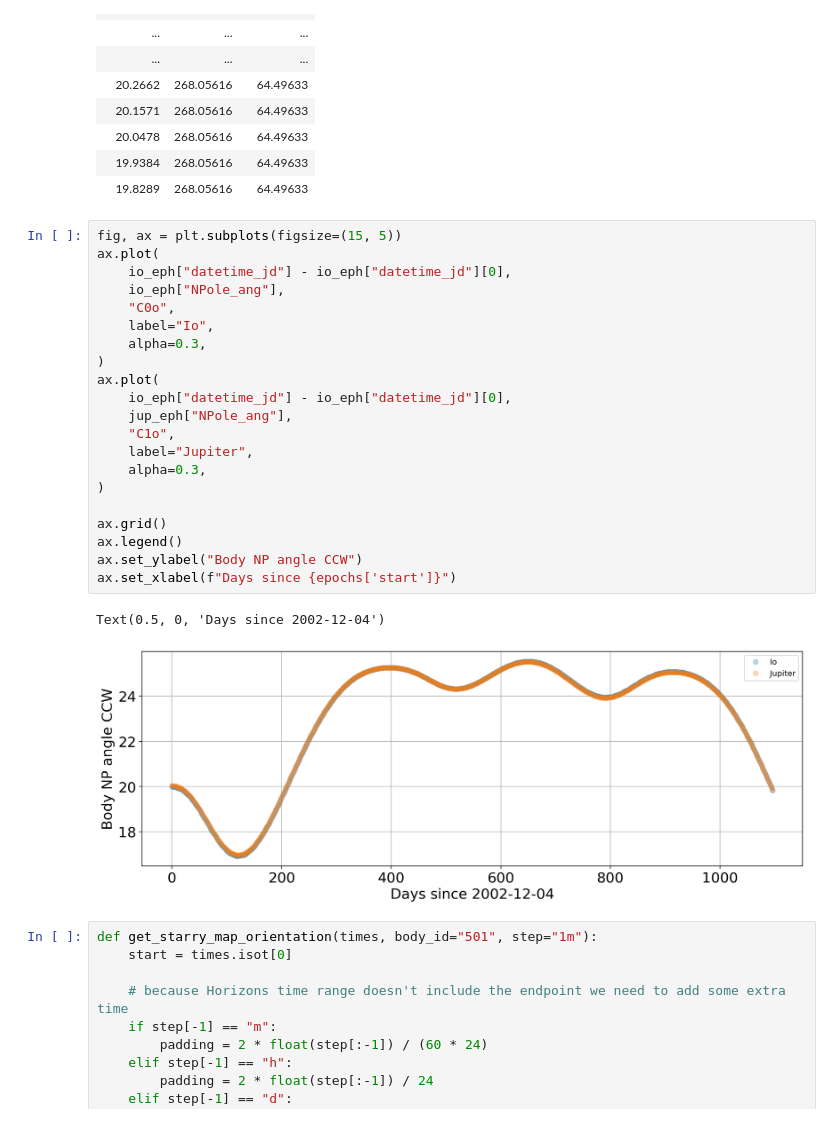
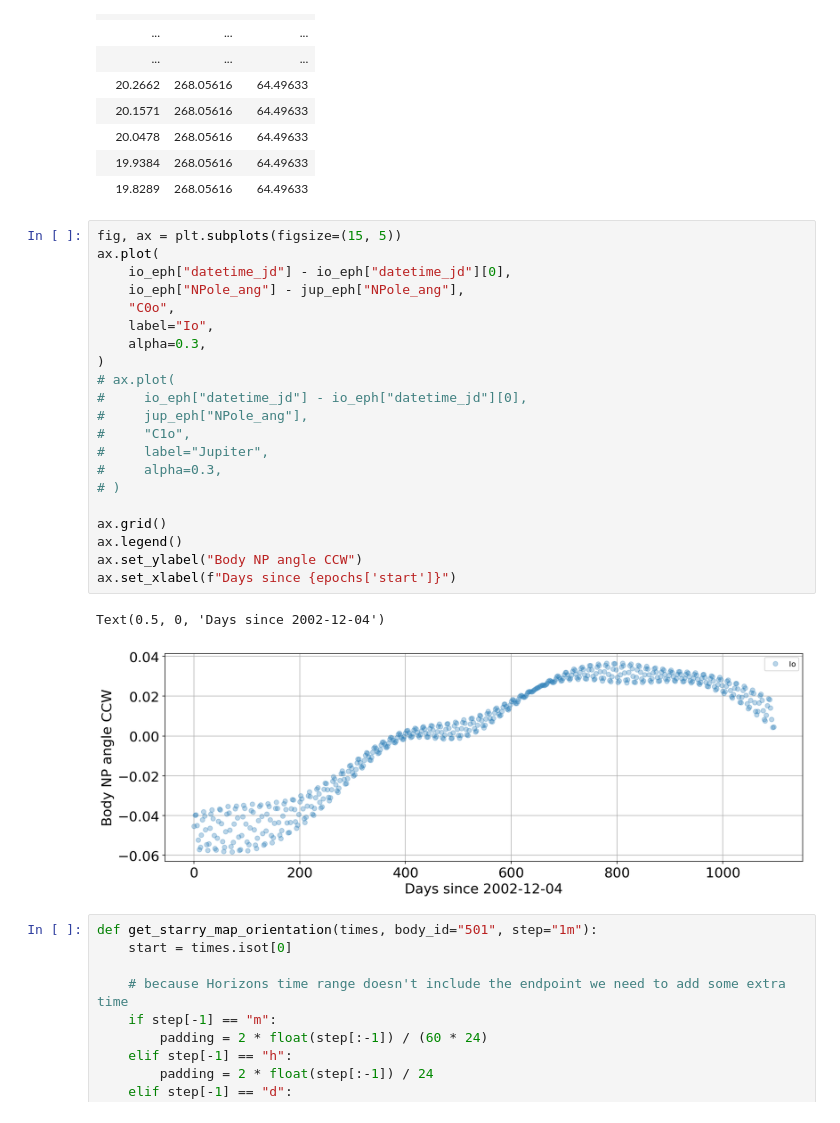
Before and after one commit to fbartolic/volcano, a Jupyter notebook: notebooks/orbital_data.ipynb, the cells around one changed output. Drawn from its saved outputs; the diff is of its cells as text.

```diff
--- a/notebooks/orbital_data.ipynb
+++ b/notebooks/orbital_data.ipynb
@@ -511,27 +513,27 @@ Table length=549
 # %%
 fig, ax = plt.subplots(figsize=(15, 5))
 ax.plot(
     io_eph["datetime_jd"] - io_eph["datetime_jd"][0],
-    io_eph["NPole_ang"],
+    io_eph["NPole_ang"] - jup_eph["NPole_ang"],
     "C0o",
     label="Io",
     alpha=0.3,
 )
-ax.plot(
-    io_eph["datetime_jd"] - io_eph["datetime_jd"][0],
-    jup_eph["NPole_ang"],
-    "C1o",
-    label="Jupiter",
-    alpha=0.3,
-)
+# ax.plot(
+#     io_eph["datetime_jd"] - io_eph["datetime_jd"][0],
+#     jup_eph["NPole_ang"],
+#     "C1o",
+#     label="Jupiter",
+#     alpha=0.3,
+# )
 
 ax.grid()
 ax.legend()
 ax.set_ylabel("Body NP angle CCW")
 ax.set_xlabel(f"Days since {epochs['start']}")
 # %% [output]
 Text(0.5, 0, 'Days since 2002-12-04')
-[figure, old version]
+[figure, new version]
 # %%
 def get_starry_map_orientation(times, body_id="501", step="1m"):
     start = times.isot[0]
```
Also changed, not shown: parts of 2 cells of this notebook, 4 other files.
